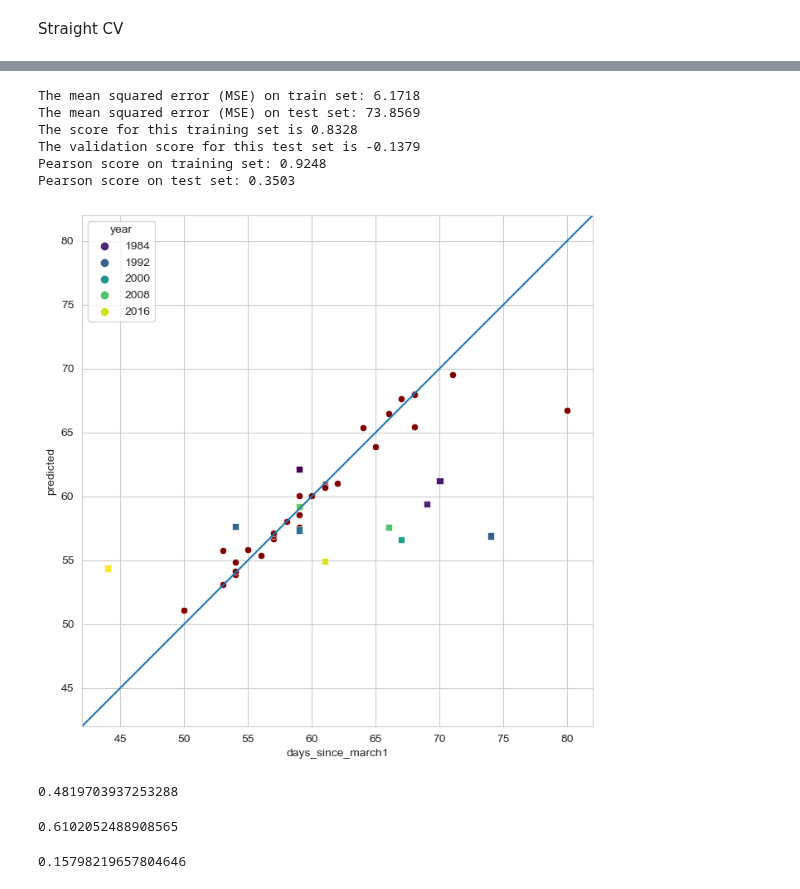
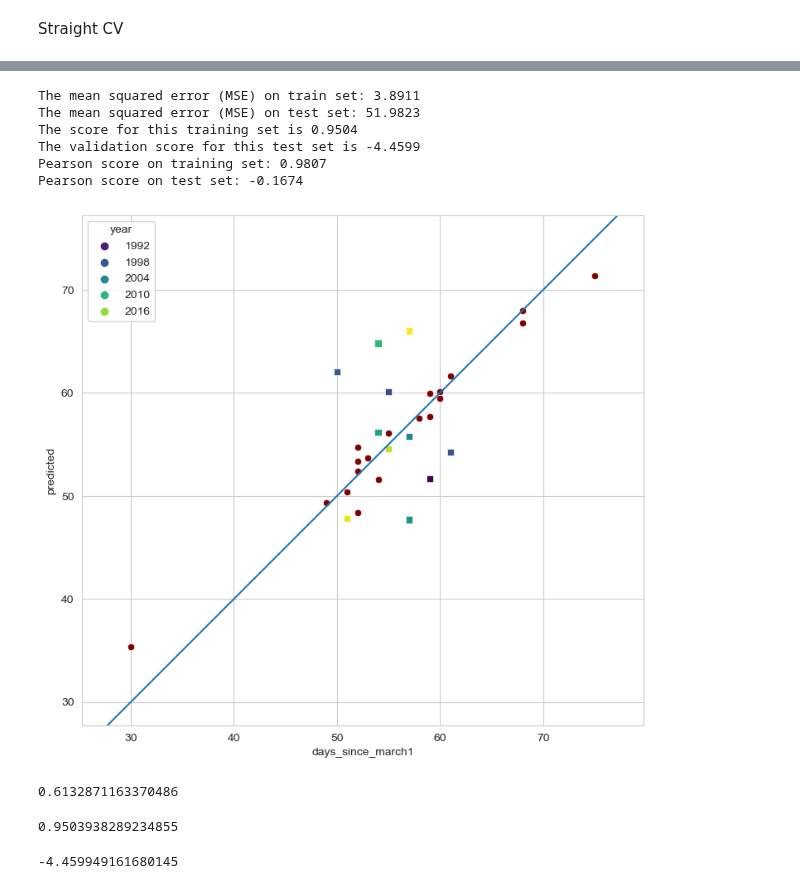
Before and after one commit to chryss/riverice, a Jupyter notebook: JupyterNotebooks/Riverice_ML_prototype.ipynb, the cells around one changed output, grey strips where cells are left out. Cells and saved outputs as stored; diff of their text form; code cells hidden in the pictures.

```diff
--- a/JupyterNotebooks/Riverice_ML_prototype.ipynb
+++ b/JupyterNotebooks/Riverice_ML_prototype.ipynb
@@ -24,8 +25,9 @@ ML_LOC = PROJPATH / "data/ML_2024"
 # %% [markdown]
 #### Let's start with Nenana (or another location)
 # %%
-location = "Tanana River at Nenana"
+location = "Chena River at Fairbanks"
 df = pd.read_csv(ML_LOC / f"DF/DF_{location.replace(' ', '_')}", index_col=0)
+df.rename(columns={'t2m': 't2m_M', 'ssr': 'ssr_M', 'sd': 'sd_M'}, inplace=True)
 Xy = df.loc[1980:2023, :].dropna()
 # Xy.reset_index(inplace=True, names='year')
 X = Xy.iloc[:, :-1]
@@ -109,14 +105,13 @@ X_new
 # %%
-cv_inner = KFold(n_splits=3, shuffle=True, random_state=43)
-model = GradientBoostingRegressor(random_state=40, loss='absolute_error')
+cv_inner = KFold(n_splits=10, shuffle=True, random_state=43)
+model = GradientBoostingRegressor(random_state=40)
     # define search space
 space = {
-        'min_samples_leaf': [2],
-        'min_samples_split': [1],
-        'max_depth': [2, 4, 8, 16, 32],
-        'n_estimators': [500, 200, 100, 50],
-        'learning_rate': [0.2, 0.1, 0.01, 0.001],
-        'subsample': [0.3, 0.5, 0.7],
+        'min_samples_leaf': list(range(3, 6)),
+        'max_depth': [2, 3, 4],
+        'n_estimators': [5000],
+        'learning_rate': [0.015, 0.01, 0.005],
+        'subsample': [0.5],
     }
 # define search
 search = GridSearchCV(model, space, cv=cv_inner, scoring='neg_root_mean_squared_error', verbose=1,
@@ -157,15 +155,16 @@ GradientBoostingRegressor(learning_rate=0.2, loss='absolute_error', max_depth=4,
 # %%
-random_seed = 2020
+random_seed = 2023
 X_train, X_test, y_train, y_test = train_test_split(
-    X, y, test_size=0.25, random_state=random_seed)
+    X_new, y, test_size=0.33, random_state=random_seed)
 
 params_gb = {
-    "n_estimators": 500,
-    "max_depth": 4,
-    "min_samples_split": 5,
-    "learning_rate": 0.01,
-    "loss": "quantile",
-    'subsample': 0.3,
+        'min_samples_leaf': 5,
+        # 'min_samples_split': 5,
+        'max_depth': 2,
+        # 'n_estimators': [250, 200, 150, 100],
+        'n_estimators': 5000,
+        'learning_rate': 0.005,
+        'subsample': 0.5,
     'random_state': random_seed,
 }
 model1 = GradientBoostingRegressor(**params_gb)
@@ -174,7 +173,7 @@ model2 = best_model
 model3 = ExtraTreesRegressor(n_estimators=200)
 # define search
 model = VotingRegressor(estimators=[('gb', model1), ('rf', model2), ('lr', model3)])
-model = model2
+model = model1
 # execute search
 result = model.fit(X_train, y_train)
 # get the best performing model fit on the whole training set
@@ -183,51 +182,51 @@ print("The mean squared error (MSE) on train set: {:.4f}".format(mse))
 mse = mean_squared_error(y_test, model.predict(X_test))
 print("The mean squared error (MSE) on test set: {:.4f}".format(mse))
 print(f"The score for this training set is {model.score(X_train, y_train):.4f}")
 print(f"The validation score for this test set is {model.score(X_test, y_test):.4f}")
 print(f"Pearson score on training set: {np.corrcoef(y_train.values, model.predict(X_train))[1, 0]:.4f}")
 print(f"Pearson score on test set: {np.corrcoef(y_test.values, model.predict(X_test))[1, 0]:.4f}")
 pred = best_model.predict(X_test)
 print()
 
 plot_df = pd.DataFrame(y_test)
 plot_df.reset_index(inplace=True)
 plot_df.columns = ['year', 'days_since_march1']
 plot_df['predicted'] = model.predict(X_test)
 plot_df_train = pd.DataFrame(y_train)
 plot_df_train
 plot_df_train.reset_index(inplace=True)
 plot_df_train.columns = ['year', 'days_since_march1']
 plot_df_train['predicted'] = model.predict(X_train)
 plot_df_train
 fig, ax = plt.subplots(1, 1, figsize=(12,8), sharex=True)
 # sns.lineplot(x='year', y='days_since_march1', data=plot_df_train, ax=ax[0])
 # sns.scatterplot(x='year', y='predicted', data=plot_df_train, color='red', ax=ax[0])
 # sns.lineplot(x='year', y='days_since_march1', data=plot_df, ax=ax[1])
 # sns.scatterplot(x='year', y='predicted', data=plot_df, color='red', ax=ax[1])
 sns.scatterplot(x='days_since_march1', y='predicted', data=plot_df_train, color='maroon', ax=ax)
 sns.scatterplot(x='days_since_march1', y='predicted', data=plot_df, hue='year', marker='s', palette='viridis', ax=ax)
-ax.set_xlim([42, 82])
-ax.set_ylim([42, 82])
+lims = ax.get_xlim()
+ax.set_ylim(lims)
 ax.axline([ax.get_xlim()[0], ax.get_ylim()[0]], [ax.get_xlim()[1], ax.get_ylim()[1]])
 ax.set_aspect('equal')
 plt.show(fig)
 # %% [output]
-The mean squared error (MSE) on train set: 6.1718
-The mean squared error (MSE) on test set: 73.8569
-The score for this training set is 0.8328
-The validation score for this test set is -0.1379
-Pearson score on training set: 0.9248
-Pearson score on test set: 0.3503
+The mean squared error (MSE) on train set: 3.8911
+The mean squared error (MSE) on test set: 51.9823
+The score for this training set is 0.9504
+The validation score for this test set is -4.4599
+Pearson score on training set: 0.9807
+Pearson score on test set: -0.1674
-[figure, old version]
+[figure, new version]
 # %%
-best_model.score(X_new, y)
+model.score(X_new, y)
 # %% [output]
-0.4819703937253288
+0.6132871163370486
 # %%
-best_model.score(X_train, y_train)
+model.score(X_train, y_train)
 # %% [output]
-0.6102052488908565
+0.9503938289234855
 # %%
-best_model.score(X_test, y_test)
+model.score(X_test, y_test)
 # %% [output]
-0.15798219657804646
+-4.459949161680145
```
Also changed, not shown: parts of 18 cells of this notebook, 42 other files.
